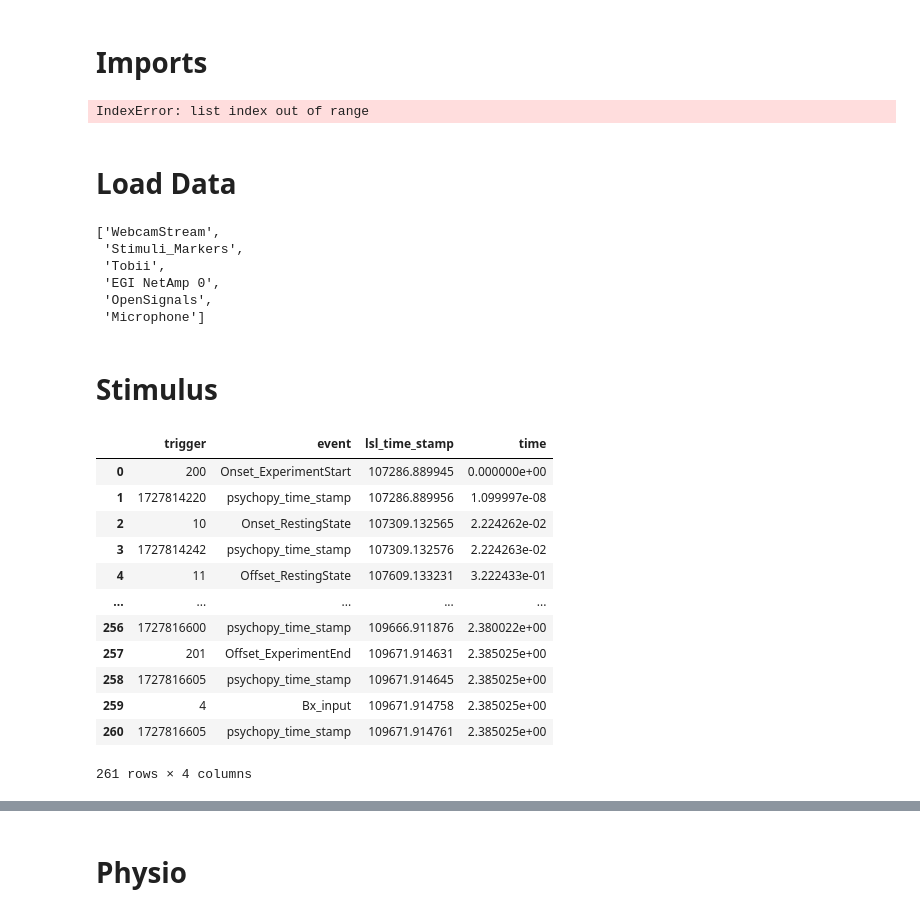
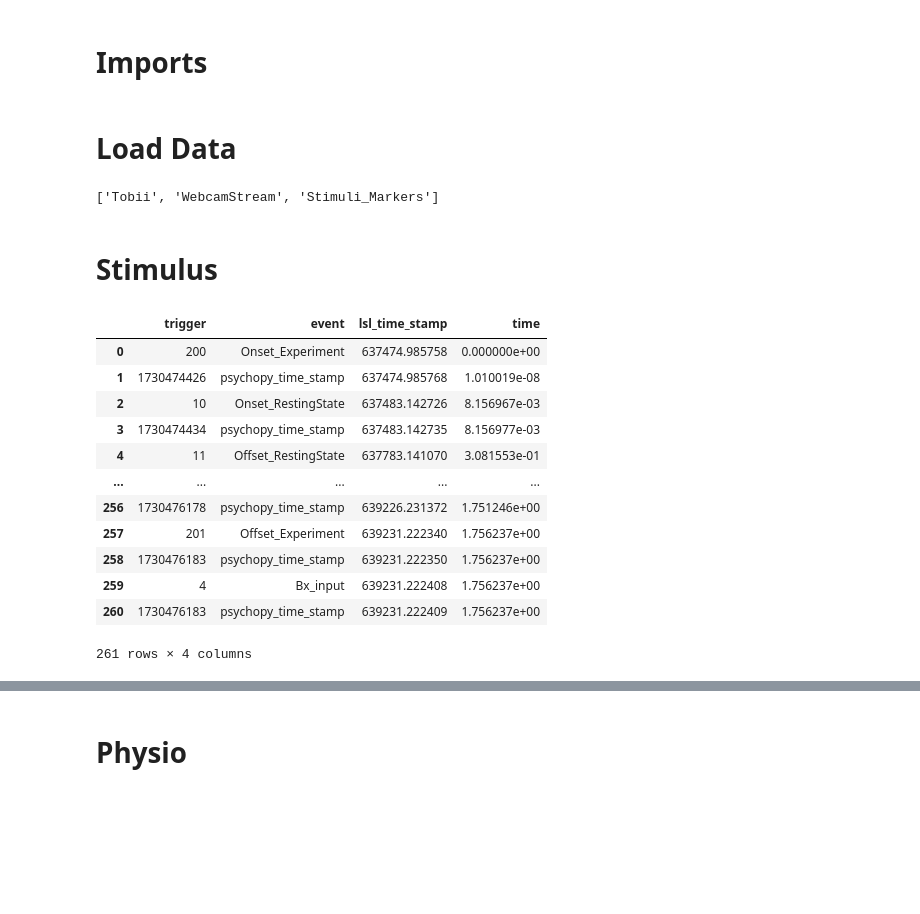
Before and after one commit to BryanGonzalez262/MOBI2024, a Jupyter notebook: CUNY_FACIAL/Code/pilot_check.ipynb, the cells around one changed output, grey strips where cells are left out. Drawn from its saved outputs; the diff is of its cells as text; code cells hidden in the pictures; blank space fills up the shorter version.

```diff
--- a/CUNY_FACIAL/Code/pilot_check.ipynb
+++ b/CUNY_FACIAL/Code/pilot_check.ipynb
@@ -15,8 +16,2 @@ from glob import glob
-# %%
-#data_dir =
-subject_dirs = [x for x in glob("E:\CUNY\*") if "." not in x]
-glob(subject_dirs[1]+'/*')
-# %% [output]
-IndexError: list index out of range
 # %% [markdown]
 # Load Data
@@ -23,15 +21,24 @@ IndexError: list index out of range
 # %%
-xdf_path = "/Users/bryan.gonzalez/PycharmProjects/MOBI2024/CUNY_FACIAL/Data/real_subjects/sub-P5342811/sub-P5342811_ses-S001_task-CUNY_run-001_mobi.xdf"
+xdf_path = "/Users/bryan.gonzalez/PycharmProjects/MOBI2024/CUNY_FACIAL/Data/sub-P001_ses-S001_task-CUNY_run-001_CamTobii.xdf"
+#xdf_path = sub_files[0]
 data, header = pyxdf.load_xdf(xdf_path)
 streams_collected = [stream['info']['name'][0] for stream in data]
+
+
+'''
+HELPERS
+'''
+def get_event_data(event, df, stim_df):
+    return df.loc[(df.lsl_time_stamp >= stim_df.loc[stim_df.event == 'Onset_'+event, 'lsl_time_stamp'].values[0]) &
+                  (df.lsl_time_stamp <= stim_df.loc[stim_df.event == 'Offset_'+event, 'lsl_time_stamp'].values[0])]
+
+def get_secs_between_triggers(trigger1, trigger2, stim_df):
+    return stim_df.loc[stim_df.trigger == trigger1, 'time'].values[0] - stim_df.loc[stim_df.trigger == trigger2, 'time'].values[0]
+
+
 streams_collected
 # %% [output]
-['WebcamStream',
- 'Stimuli_Markers',
- 'Tobii',
- 'EGI NetAmp 0',
- 'OpenSignals',
- 'Microphone']
+['Tobii', 'WebcamStream', 'Stimuli_Markers']
 # %% [markdown]
 # Stimulus
 # %%
@@ -39,7 +46,7 @@ stim_dat = data[streams_collected.index('Stimuli_Markers')]
 stim_df = pd.DataFrame(stim_dat['time_series'])
 stim_df.rename(columns={0: 'trigger'}, inplace=True)
 events = {
-    200: 'Onset_ExperimentStart',
+    200: 'Onset_Experiment',
     10: 'Onset_RestingState',
     11: 'Offset_RestingState',
     500: 'Onset_StoryListening',
@@ -55,43 +62,43 @@ events = {
     50: 'Onset_ZoomClass',
     51: 'Offset_ZoomClass',
     60: 'Onset_Tornado',
     61: 'Offset_Tornado',
     70: 'Onset_BirthdayParty',
     71: 'Offset_BirthdayParty',
     300: 'Onset_subjectInput',
     301: 'Offset_subjectInput',
     302: 'Onset_FavoriteStory',
     303: 'Offset_FavoriteStory',
     304: 'Onset_WorstStory',
     305: 'Offset_WorstStory',
     400: 'Onset_impedanceCheck',
     401: 'Offset_impedanceCheck',
     80: 'Onset_SocialTask',
     81: 'Offset_SocialTask',
-    201: 'Offset_ExperimentEnd',
+    201: 'Offset_Experiment',
 }
 
 story_onsets = [20, 30, 40, 50, 60, 70]
 
 # relabel the event if the trigger is in the events dictionary, else if
 stim_df['event'] = stim_df['trigger'].apply(lambda x: events[x] if x in events.keys() else 'Bx_input')
 
 # relabel the event as a psychopy timestamp if the trigger is greater than 5 digits
 stim_df.loc[stim_df.trigger.astype(str).str.len() > 5, 'event'] = 'psychopy_time_stamp'
 stim_df['lsl_time_stamp'] = stim_dat['time_stamps']
 stim_df['time'] = (stim_dat['time_stamps'] - stim_dat['time_stamps'][0])/1000
 stim_df
 # %% [output]
 |  | trigger | event | lsl_time_stamp | time |
-| 0 | 200 | Onset_ExperimentStart | 107286.889945 | 0.000000e+00 |
-| 1 | 1727814220 | psychopy_time_stamp | 107286.889956 | 1.099997e-08 |
-| 2 | 10 | Onset_RestingState | 107309.132565 | 2.224262e-02 |
-| 3 | 1727814242 | psychopy_time_stamp | 107309.132576 | 2.224263e-02 |
-| 4 | 11 | Offset_RestingState | 107609.133231 | 3.222433e-01 |
+| 0 | 200 | Onset_Experiment | 637474.985758 | 0.000000e+00 |
+| 1 | 1730474426 | psychopy_time_stamp | 637474.985768 | 1.010019e-08 |
+| 2 | 10 | Onset_RestingState | 637483.142726 | 8.156967e-03 |
+| 3 | 1730474434 | psychopy_time_stamp | 637483.142735 | 8.156977e-03 |
+| 4 | 11 | Offset_RestingState | 637783.141070 | 3.081553e-01 |
 | ... | ... | ... | ... | ... |
-| 256 | 1727816600 | psychopy_time_stamp | 109666.911876 | 2.380022e+00 |
-| 257 | 201 | Offset_ExperimentEnd | 109671.914631 | 2.385025e+00 |
-| 258 | 1727816605 | psychopy_time_stamp | 109671.914645 | 2.385025e+00 |
-| 259 | 4 | Bx_input | 109671.914758 | 2.385025e+00 |
-| 260 | 1727816605 | psychopy_time_stamp | 109671.914761 | 2.385025e+00 |
+| 256 | 1730476178 | psychopy_time_stamp | 639226.231372 | 1.751246e+00 |
+| 257 | 201 | Offset_Experiment | 639231.222340 | 1.756237e+00 |
+| 258 | 1730476183 | psychopy_time_stamp | 639231.222350 | 1.756237e+00 |
+| 259 | 4 | Bx_input | 639231.222408 | 1.756237e+00 |
+| 260 | 1730476183 | psychopy_time_stamp | 639231.222409 | 1.756237e+00 |
 261 rows × 4 columns
```
Also changed, not shown: parts of 35 cells of this notebook, 3 other files.
